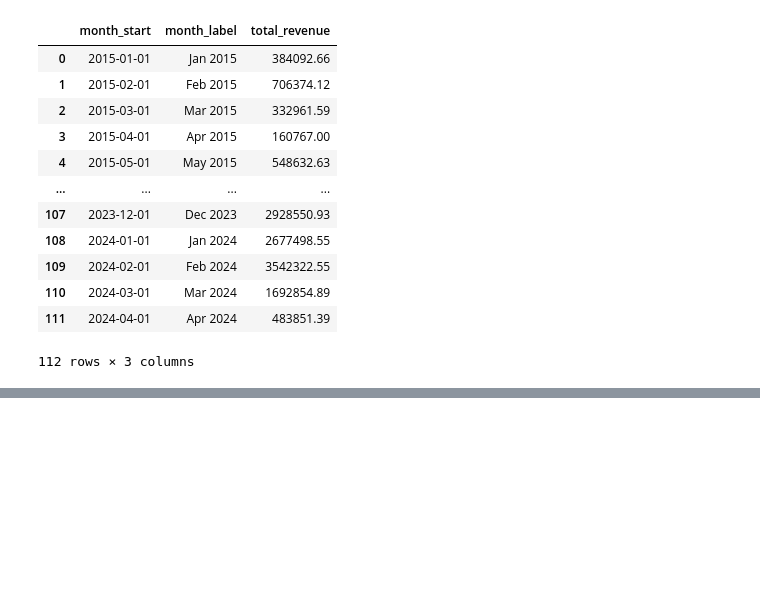
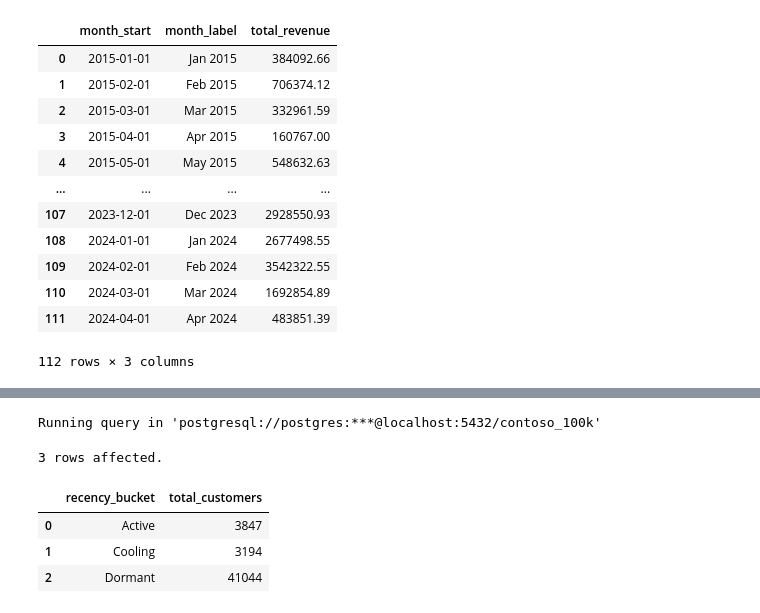
Before and after one commit to C0deB3ast/Data_analysis_work, a Jupyter notebook: Resources/Blank_SQL_Notebook.ipynb, the cells around one changed output, grey strips where cells are left out. Drawn from its saved outputs; the diff is of its cells as text; code cells hidden in the pictures; blank space fills up the shorter version.

```diff
--- a/Resources/Blank_SQL_Notebook.ipynb
+++ b/Resources/Blank_SQL_Notebook.ipynb
@@ -964,0 +1005,46 @@ Running query in 'postgresql://postgres:***@localhost:5432/contoso_100k'
+# %%
+%%sql
+WITH customer_recency AS (
+    -- Step 1: Calculate days since last order for each customer
+    SELECT
+        customerkey,
+        MAX(orderdate) AS last_order_date,
+        '2023-12-31'::DATE - MAX(orderdate) AS days_since_last_order
+    FROM sales
+    WHERE orderdate <= '2023-12-31'
+    GROUP BY customerkey
+),
+customer_recency_summary AS (
+    -- Step 2: Assign a Recency Bucket to each customer based on days
+    SELECT
+        customerkey,
+        CASE
+            WHEN days_since_last_order <= 90 THEN 'Active'
+            WHEN days_since_last_order <= 180 THEN 'Cooling'
+            ELSE 'Dormant'
+        END AS recency_bucket
+    FROM customer_recency
+)
+
+-- Final Step: Summarize the total customers in each bucket
+SELECT
+    recency_bucket,
+    COUNT(customerkey) AS total_customers
+FROM customer_recency_summary
+GROUP BY
+    recency_bucket
+ORDER BY
+    CASE recency_bucket
+        WHEN 'Active' THEN 1
+        WHEN 'Cooling' THEN 2
+        WHEN 'Dormant' THEN 3
+        ELSE 4
+    END;
+    /*Customer recency bucket summary*/
+# %% [output]
+Running query in 'postgresql://postgres:***@localhost:5432/contoso_100k'
+3 rows affected.
+|  | recency_bucket | total_customers |
+| 0 | Active | 3847 |
+| 1 | Cooling | 3194 |
+| 2 | Dormant | 41044 |
```
Also changed, not shown: parts of 1 cell of this notebook.
